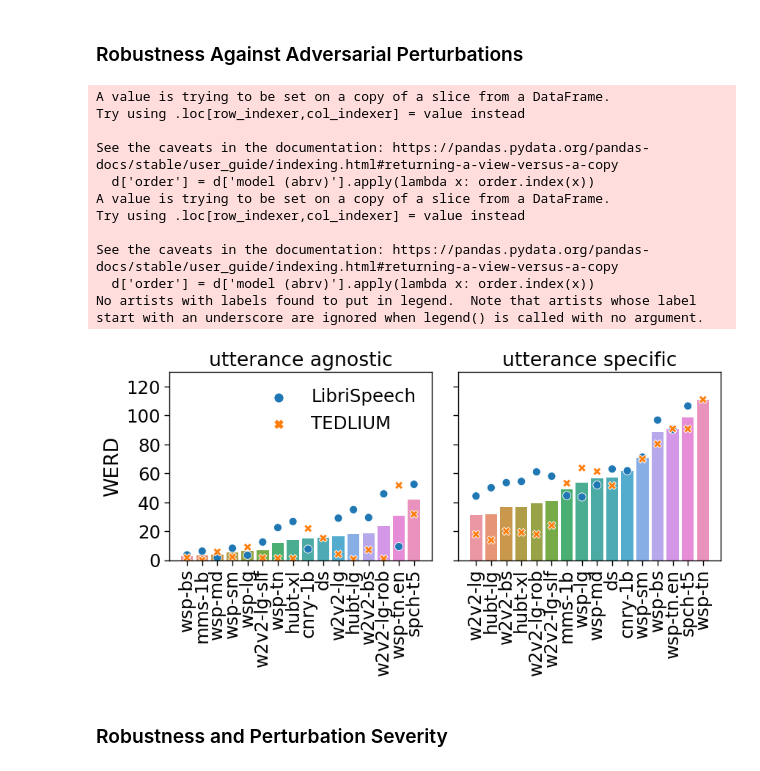
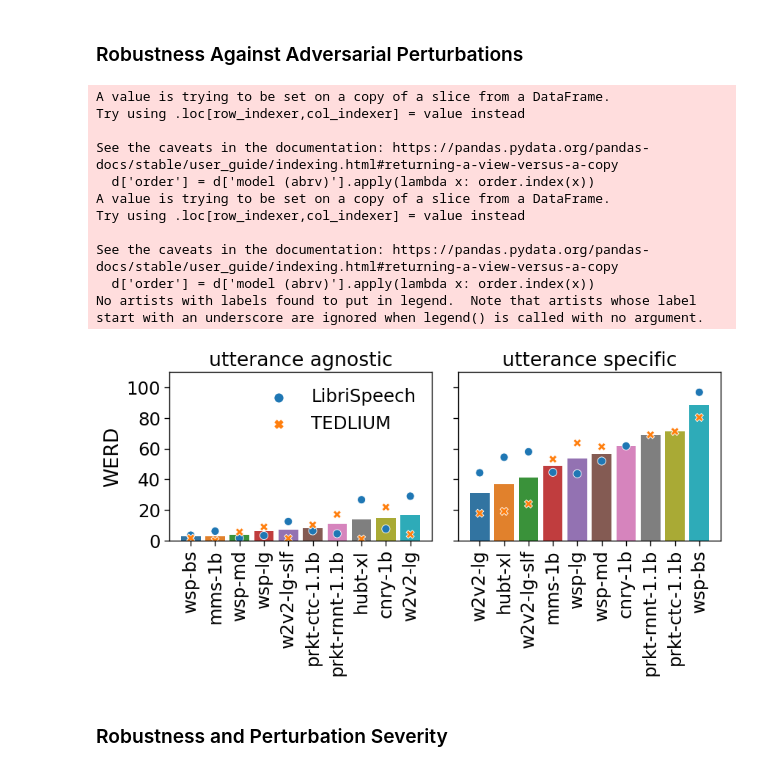
Before and after one commit to ahmedshah1494/speech_robust_bench, a Jupyter notebook: result_analysis_utility.ipynb, the cells around one changed output. Cells and saved outputs as stored; diff of their text form; code cells hidden in the pictures.

```diff
--- a/result_analysis_utility.ipynb
+++ b/result_analysis_utility.ipynb
@@ -169,14 +255,16 @@ speechmetric_df['dataset'] = speechmetric_df['dataset'].replace({
     'tedlium_release3_test': 'TEDLIUM',
     'tedlium-release3_test': 'TEDLIUM',
     'multilingual_librispeech-spanish_test': 'MLS-ES',
+    'multilingual_librispeech-french_test': 'MLS-FR',
     'accented_cv': 'common_voice',
+    'accented_cv_es': 'common_voice:es',
     'in-the-wild': 'chime',
     'in-the-wild-AMI': 'ami',
 })
 speechmetric_df['augmentation'].replace({'None':'clean'}, inplace=True)
 speechmetric_df.loc[speechmetric_df.dataset == 'chime', 'augmentation'] = speechmetric_df[speechmetric_df.dataset == 'chime']['augmentation'].apply(lambda x: {'nearfield':'itw_nf','farfield':'itw_ff'}[x])
 speechmetric_df.loc[speechmetric_df.dataset == 'ami', 'augmentation'] = speechmetric_df[speechmetric_df.dataset == 'ami']['augmentation'].apply(lambda x: {'nearfield':'itw_nf_ami','farfield':'itw_ff_ami'}[x])
-speechmetric_df.loc[speechmetric_df.dataset == 'common_voice', 'augmentation'] = 'accent'
+speechmetric_df.loc[speechmetric_df.dataset.str.startswith('common_voice'), 'augmentation'] = 'accent'
 dnsmos_df = speechmetric_df[speechmetric_df['metric'] == 'DNSMOS'].pivot_table(index=['dataset', 'augmentation', 'severity', 'runid'], columns='metric', values='metric_value').reset_index()
 pesq_df = speechmetric_df[speechmetric_df['metric'] == 'PESQ'].pivot_table(index=['dataset', 'augmentation', 'severity', 'runid'], columns='metric', values='metric_value').reset_index()
 speechmetric_df = pd.merge(dnsmos_df, pesq_df, on=['dataset', 'augmentation', 'severity', 'runid'], how='outer')
@@ -188,6 +276,8 @@ speechmetric_df['n_PESQ'] = (0.5 + (pesq - np.nanmean(pesq)) / np.nanstd(pesq))
 
 speechmetric_df['AVG'] = np.nanmean(np.concatenate((speechmetric_df['n_DNSMOS'].values.reshape(-1,1), speechmetric_df['n_PESQ'].values.reshape(-1,1)), 1),1)
 # speechmetric_df[~(speechmetric_df['DNSMOS'].isna()) & (speechmetric_df['PESQ'].isna()) & ~(speechmetric_df['dataset'].isin(['common_voice', 'chime', 'AMI']))].pivot_table(index=['dataset', 'augmentation', 'severity'], aggfunc='count')
+speechmetric_df.loc[speechmetric_df.augmentation.str.startswith('itw'), 'severity'] = 0
+speechmetric_df.loc[speechmetric_df.augmentation.str.startswith('accent'), 'severity'] = 0
 speechmetric_df[(speechmetric_df['augmentation'] == 'itw_nf_ami')]
 # %% [output]
 | metric | dataset | augmentation | severity | runid | DNSMOS | PESQ | n_DNSMOS | n_PESQ | AVG |
@@ -195,14 +284,0 @@ speechmetric_df[(speechmetric_df['augmentation'] == 'itw_nf_ami')]
-# %%
-en_base_model = 'deepspeech'
-es_base_model = 'wav2vec2-base-10k-voxpopuli-ft-es'
-
-en_base_df = err_df[err_df['model'] == en_base_model].pivot_table(index=['dataset', 'augmentation', 'severity', 'runid'], columns='model', values='WER')
-es_base_df = err_df[err_df['model'] == es_base_model].pivot_table(index=['dataset', 'augmentation', 'severity', 'runid'], columns='model', values='WER')
-
-base_df = pd.merge(en_base_df, es_base_df, on=['dataset', 'augmentation', 'severity', 'runid'], how='outer')
-speechmetric_df = pd.merge(speechmetric_df, base_df, on=['dataset', 'augmentation', 'severity', 'runid'], how='outer')
-
-for bm in [en_base_model, es_base_model]:
-    m = speechmetric_df[bm].values
-    speechmetric_df['n_'+bm] = ((m - np.nanmean(m)) / np.nanstd(m)) * 25 + 50
-speechmetric_df[['n_DNSMOS', 'n_PESQ', 'n_'+en_base_model, 'n_'+es_base_model, 'AVG']].min(0)
@@ -259,7 +345,7 @@ for i in range(len(err_df)):
     # print(row.model, row.augmentation, row.severity)
     crow = clean_df[(clean_df['model'] == row['model']) & (clean_df['dataset'] == row['dataset'])]
     if len(crow) == 0:
-        if row.dataset not in ['common_voice', 'ami', 'chime']:
+        if row.dataset not in ['common_voice', 'common_voice:es', 'ami', 'chime']:
             print(row['model'], row['dataset'])
         else:
             crow = clean_df[(clean_df['model'] == row['model'])]
@@ -295,13 +381,13 @@ cer_erd_ces = []
 
 # en_base_model_df = err_df[err_df['model'] == en_base_model]
 # es_base_model_df = err_df[err_df['model'] == es_base_model]
-lang2base = {
-    'en': en_base_model, #en_base_model_df,
-    'es': es_base_model, #es_base_model_df
-}
+# lang2base = {
+#     'en': en_base_model, #en_base_model_df,
+#     'es': es_base_model, #es_base_model_df
+# }
 for i in range(len(err_df)):
     row = err_df.iloc[i]
-    base_model = lang2base[row['language']]
+    # base_model = lang2base[row['language']]
     # base_model_df = lang2base[row['language']]
     # idx = (base_model_df['augmentation'] == row['augmentation']) & (base_model_df['severity'] == row['severity']) & (base_model_df['runid'] == row['runid']) & (base_model_df['dataset'] == row['dataset'])
     # base_model_row = base_model_df[idx]
@@ -333,6 +419,8 @@ for i in range(len(err_df)):
     #     base_erd_cer += 1e-4
     # if (base_erd_wer == 0):
     #     base_erd_wer += 1e-4
+    if row['dataset'] == 'common_voice:es':
+        print(norm_factor)
     wer_erd_ce = row['WERD'] / (norm_factor)
     wer_erd_ces.append(wer_erd_ce)
     cer_erd_ce = row['CERD'] / (norm_factor)
@@ -403,7 +491,7 @@ Below is the code used to generate the plots in the paper. You may modify the co
 # %%
 PGD_STR = 'utterance specific'
 UNIV_STR = 'utterance agnostic'
-data = deepcopy(err_df[(err_df['severity'] > 0) & ((err_df['augmentation'].isin(adv_augs))) & (err_df['language'] == 'en') & (err_df['model'].isin(en_models))])
+data = deepcopy(err_df[(err_df['severity'] > 0) & ((err_df['augmentation'].isin(adv_augs))) & (err_df['language'] == 'en') & (err_df['model'].isin(en_head_models))])
 data = data.rename(columns={'augmentation': 'attack type'})
 data['attack type'] = data['attack type'].str.replace('universal_adv', UNIV_STR)
 data['attack type'] = data['attack type'].str.replace('pgd', PGD_STR)
@@ -416,36 +504,36 @@ data = data.pivot_table(index=['model (abrv)', 'dataset', 'attack type'], values
 plt.figure(figsize=(9,5))
 with sns.plotting_context('paper', font_scale=2., rc={'lines.linewidth': 1, 'lines.markersize':8}):
     # ax_line = sns.lineplot(data=data, x='model (abrv)', y='WERD', ci=None, marker='o', color='g', sort=False)
     for i, at in enumerate(data['attack type'].unique()):
         plt.subplot(1, len(data['attack type'].unique()), i+1)
         d = data.loc[data['attack type'] == at]
         order = d.pivot_table(index='model (abrv)', values=metric, aggfunc='mean').sort_values(by=metric).reset_index()['model (abrv)'].tolist()
         d['order'] = d['model (abrv)'].apply(lambda x: order.index(x))
         d = d.sort_values(by=['order', 'model (abrv)'])
         plt.title(at)
         ax = sns.barplot(data=d, x='model (abrv)', y=metric, ci=None)
         plt.xticks(rotation=90, ha='center')
         sns.scatterplot(data=d, x='model (abrv)', y=metric, style='dataset', hue='dataset', legend=i==0)
         plt.xlabel('')
         plt.legend(frameon=False)
         if i > 0:
             plt.ylabel('')
-            plt.yticks([i*20 for i in range(7)],[])
-        plt.ylim(0, 130)
+            plt.yticks([i*20 for i in range(6)],[])
+        plt.ylim(0, 110)
     plt.tight_layout()
 # %% [output]
 A value is trying to be set on a copy of a slice from a DataFrame.
 Try using .loc[row_indexer,col_indexer] = value instead
 
 See the caveats in the documentation: https://pandas.pydata.org/pandas-docs/stable/user_guide/indexing.html#returning-a-view-versus-a-copy
   d['order'] = d['model (abrv)'].apply(lambda x: order.index(x))
 A value is trying to be set on a copy of a slice from a DataFrame.
 Try using .loc[row_indexer,col_indexer] = value instead
 
 See the caveats in the documentation: https://pandas.pydata.org/pandas-docs/stable/user_guide/indexing.html#returning-a-view-versus-a-copy
   d['order'] = d['model (abrv)'].apply(lambda x: order.index(x))
 No artists with labels found to put in legend.  Note that artists whose label start with an underscore are ignored when legend() is called with no argument.
-[figure, old version]
+[figure, new version]
 # %% [markdown]
 ### Robustness and Perturbation Severity
 # %%
```
Also changed, not shown: parts of 38 cells of this notebook, 1 other file.
